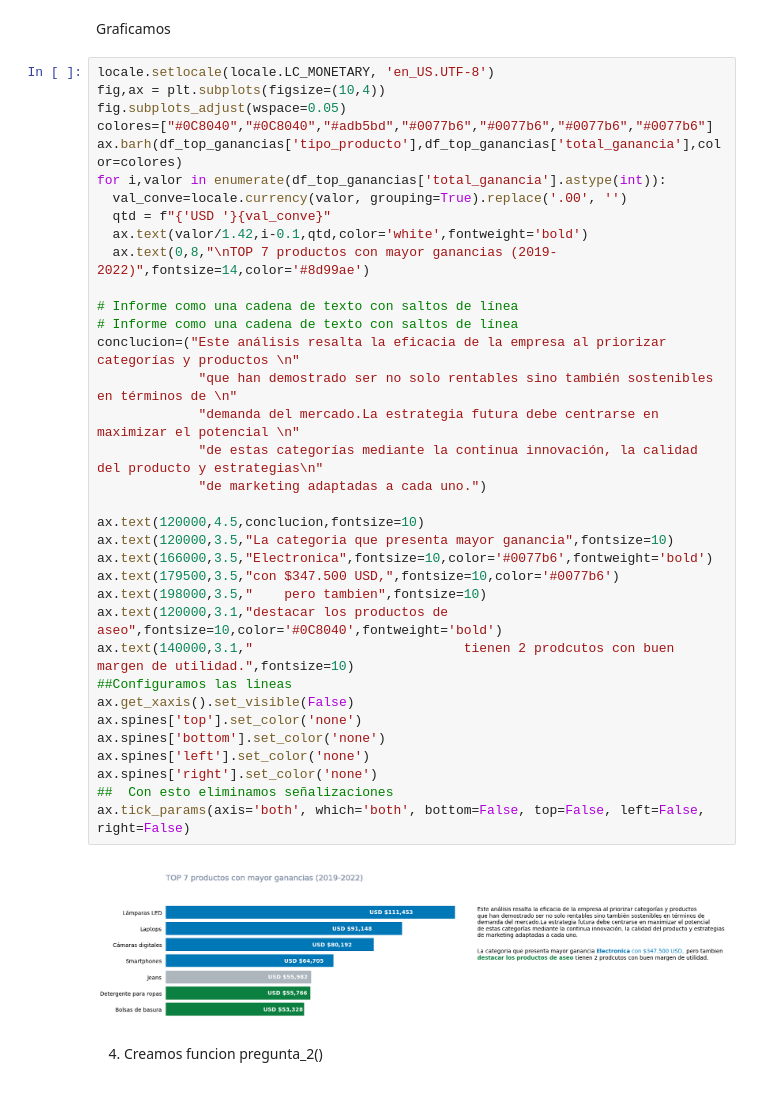
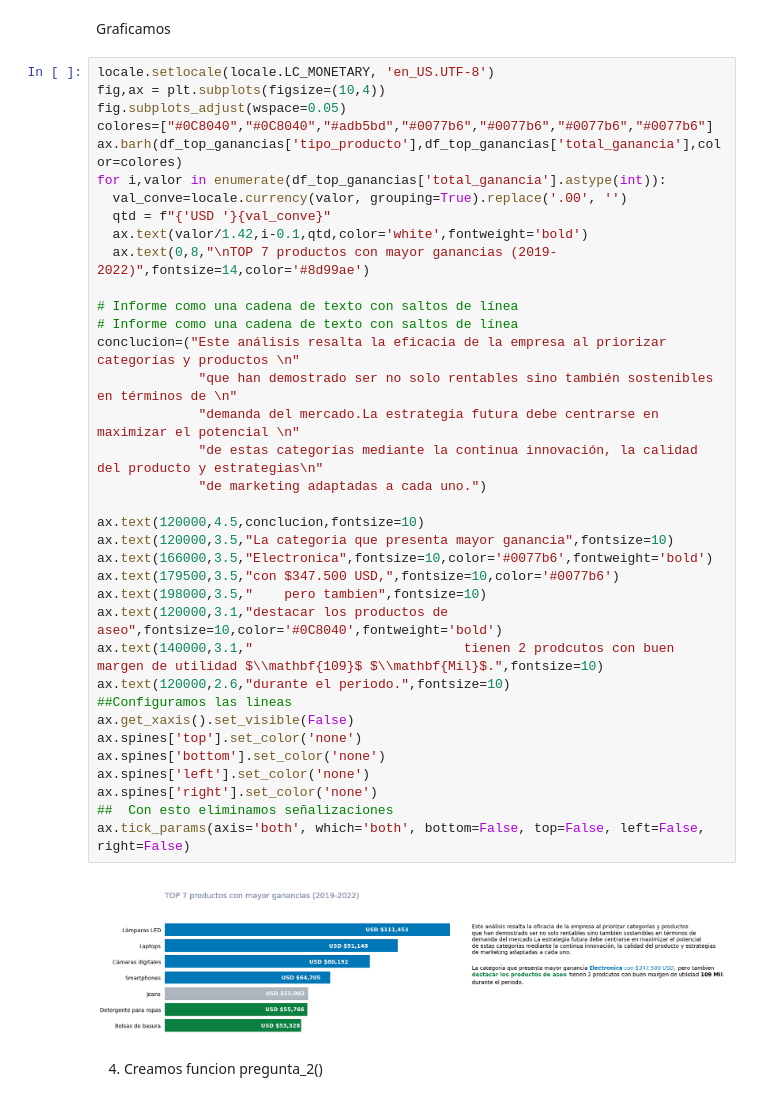
Before and after one commit to RaulCabreraUtria/supermarketanalisis, a Jupyter notebook: SuperMarket.ipynb, the cells around one changed output. Cells and saved outputs as stored; diff of their text form.

```diff
--- a/SuperMarket.ipynb
+++ b/SuperMarket.ipynb
@@ -643,35 +643,36 @@ colores=["#0C8040","#0C8040","#adb5bd","#0077b6","#0077b6","#0077b6","#0077b6"]
 ax.barh(df_top_ganancias['tipo_producto'],df_top_ganancias['total_ganancia'],color=colores)
 for i,valor in enumerate(df_top_ganancias['total_ganancia'].astype(int)):
   val_conve=locale.currency(valor, grouping=True).replace('.00', '')
   qtd = f"{'USD '}{val_conve}"
   ax.text(valor/1.42,i-0.1,qtd,color='white',fontweight='bold')
   ax.text(0,8,"\nTOP 7 productos con mayor ganancias (2019-2022)",fontsize=14,color='#8d99ae')
 
 # Informe como una cadena de texto con saltos de línea
 # Informe como una cadena de texto con saltos de línea
 conclucion=("Este análisis resalta la eficacia de la empresa al priorizar categorías y productos \n"
              "que han demostrado ser no solo rentables sino también sostenibles en términos de \n"
              "demanda del mercado.La estrategia futura debe centrarse en maximizar el potencial \n"
              "de estas categorías mediante la continua innovación, la calidad del producto y estrategias\n"
              "de marketing adaptadas a cada uno.")
 
 ax.text(120000,4.5,conclucion,fontsize=10)
 ax.text(120000,3.5,"La categoria que presenta mayor ganancia",fontsize=10)
 ax.text(166000,3.5,"Electronica",fontsize=10,color='#0077b6',fontweight='bold')
 ax.text(179500,3.5,"con $347.500 USD,",fontsize=10,color='#0077b6')
 ax.text(198000,3.5,"    pero tambien",fontsize=10)
 ax.text(120000,3.1,"destacar los productos de aseo",fontsize=10,color='#0C8040',fontweight='bold')
-ax.text(140000,3.1,"                           tienen 2 prodcutos con buen margen de utilidad.",fontsize=10)
+ax.text(140000,3.1,"                           tienen 2 prodcutos con buen margen de utilidad $\\mathbf{109}$ $\\mathbf{Mil}$.",fontsize=10)
+ax.text(120000,2.6,"durante el periodo.",fontsize=10)
 ##Configuramos las lineas
 ax.get_xaxis().set_visible(False)
 ax.spines['top'].set_color('none')
 ax.spines['bottom'].set_color('none')
 ax.spines['left'].set_color('none')
 ax.spines['right'].set_color('none')
 ##  Con esto eliminamos señalizaciones
 ax.tick_params(axis='both', which='both', bottom=False, top=False, left=False, right=False)
 # %% [output]
-[figure, old version]
+[figure, new version]
 # %% [markdown]
 4. Creamos funcion pregunta_2()
 # %%
```
Also changed, not shown: parts of 6 cells of this notebook.
